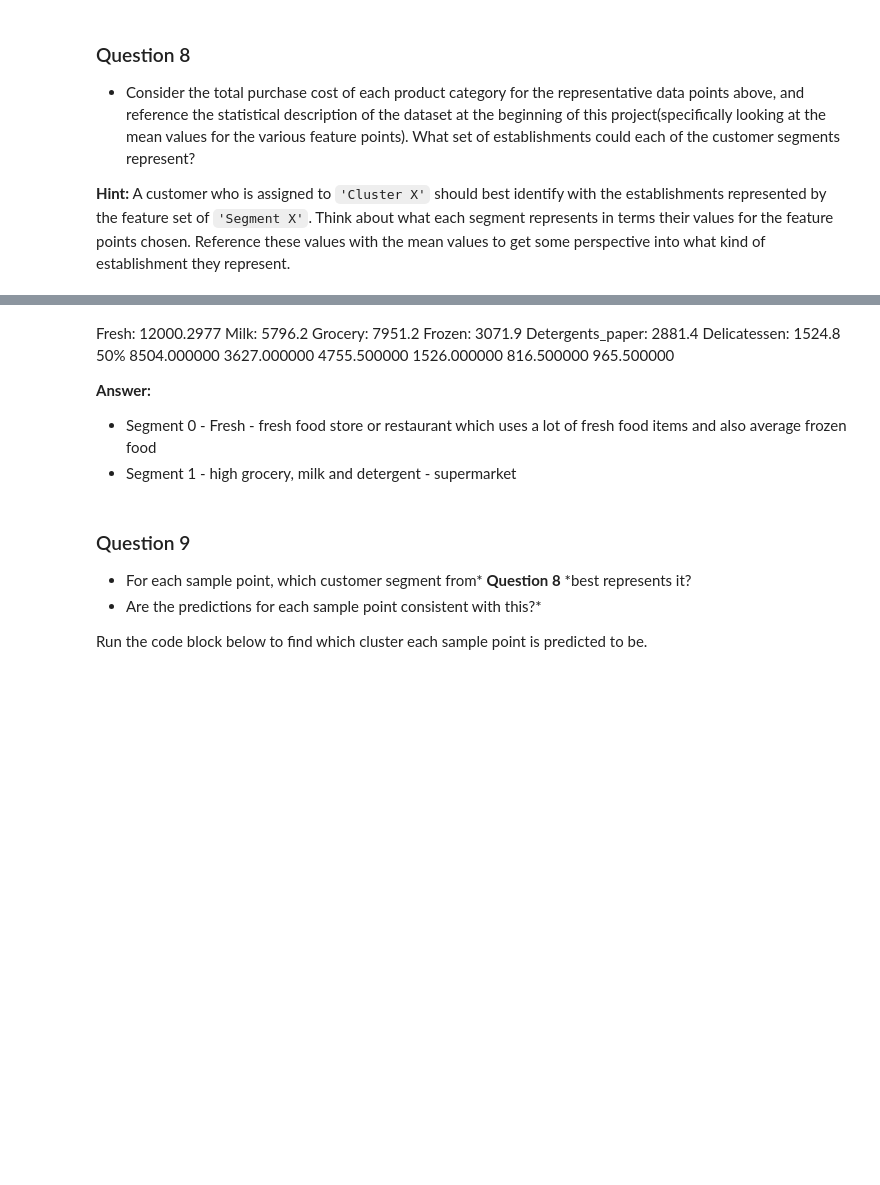
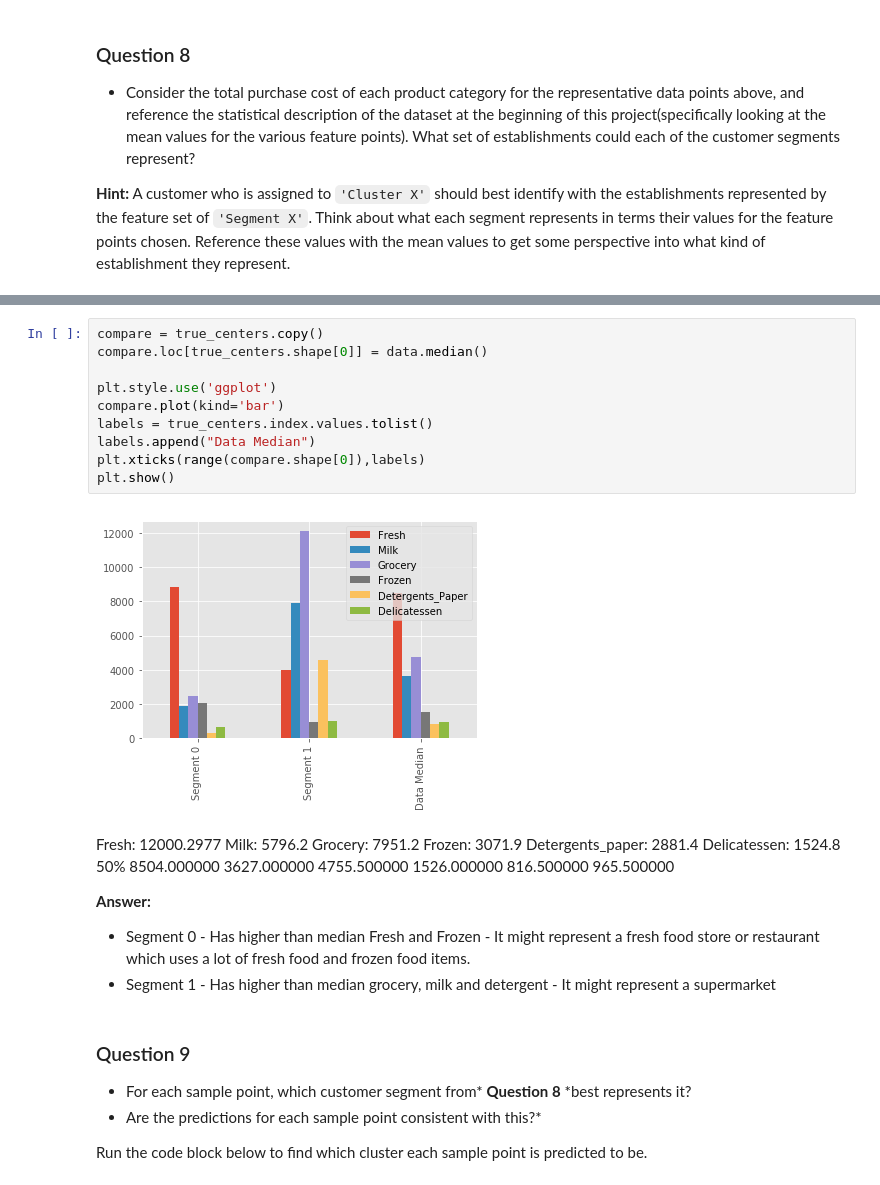
Before and after one commit to raagpa/customer_segment, a Jupyter notebook: customer_segments.ipynb, the cells around one changed output, grey strips where cells are left out. Drawn from its saved outputs; the diff is of its cells as text; blank space fills up the shorter version.

```diff
--- a/customer_segments.ipynb
+++ b/customer_segments.ipynb
@@ -559,3 +587,15 @@ display(true_centers)
+# %%
+compare = true_centers.copy()
+compare.loc[true_centers.shape[0]] = data.median()
+
+plt.style.use('ggplot')
+compare.plot(kind='bar')
+labels = true_centers.index.values.tolist()
+labels.append("Data Median")
+plt.xticks(range(compare.shape[0]),labels)
+plt.show()
+# %% [output]
+[figure, added]
 # %% [markdown]
 Fresh: 12000.2977
 Milk: 5796.2
@@ -567,8 +607,8 @@ Delicatessen: 1524.8
 
 **Answer:**
 
-- Segment 0 - Fresh - fresh food store or restaurant which uses a lot of fresh food items and also average frozen food
-- Segment 1 - high grocery, milk and detergent - supermarket
+- Segment 0 - Has higher than median Fresh and Frozen - It might represent a fresh food store or restaurant which uses a lot of fresh food and frozen food items.
+- Segment 1 - Has higher than median grocery, milk and detergent - It might represent a supermarket
 # %% [markdown]
 ### Question 9
 
```
Also changed, not shown: parts of 17 cells of this notebook.
